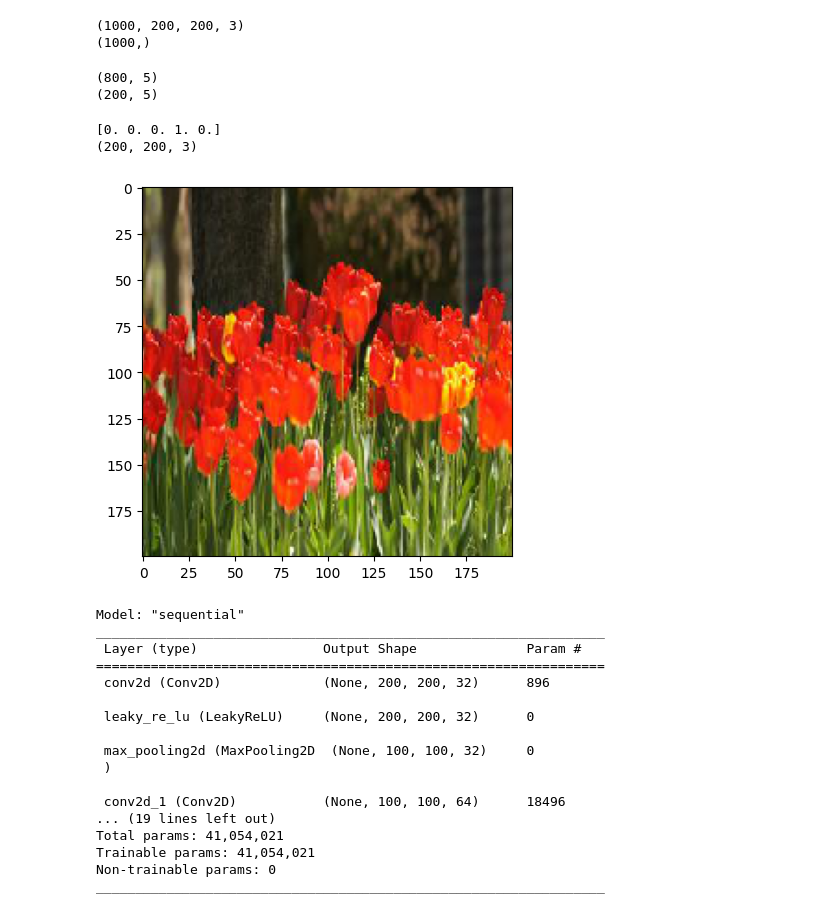
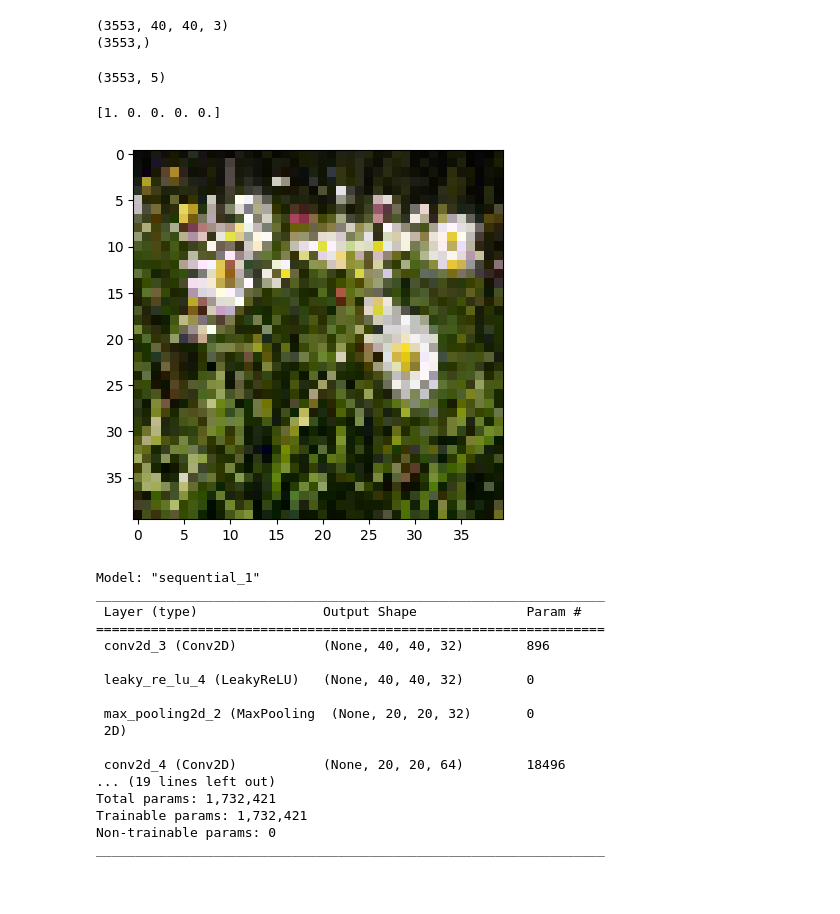
Before and after one commit to Quang-Trong-Tan-Loc/AI, a Jupyter notebook: BT11_clessify_flowers_with_CNN.ipynb, the cells around one changed output. Saved outputs shown, nothing was run; the diff lists cells and outputs as text; code cells hidden in the pictures; blank space fills up the shorter version.

```diff
--- a/BT11_clessify_flowers_with_CNN.ipynb
+++ b/BT11_clessify_flowers_with_CNN.ipynb
@@ -14,13 +14,13 @@ import matplotlib.pyplot as plt
 from keras.utils import load_img, img_to_array
 from keras.utils import to_categorical
 # %%
-folder = '/content/drive/MyDrive/Data_CNN/flowers'
-food = ['daisy', 'iris', 'rose', 'tulip', 'water_lily']
+folder = '/content/drive/MyDrive/Data_CNN/Train/flower'
+flower = ['daisy', 'iris', 'rose', 'tulip', 'water_lily']
 photos, lables = list(), list()
 for i in range (5):
-  filename = folder +'/'+ food[i] + '/'
+  filename = folder +'/'+ flower[i] + '/'
   for file in listdir (filename):
-    photo = load_img (filename + file, target_size=(200,200))
+    photo = load_img (filename + file, target_size=(40,40))
     photo = img_to_array(photo)
     photos.append(photo)
     lables.append(i)
@@ -30,5 +30,5 @@ lables = asarray(lables)
 print(photos.shape)
 print(lables.shape)
 # %% [output]
-(1000, 200, 200, 3)
-(1000,)
+(3553, 40, 40, 3)
+(3553,)
@@ -38,9 +35,6 @@ X_train, X_test, y_train, y_test = train_test_split(np.array(photos), np.array(l
 # %%
 from keras.utils import to_categorical
-y_train = to_categorical(y_train)
-y_test = to_categorical(y_test)
-print(y_train.shape)
-print(y_test.shape)
+y = to_categorical(lables)
+print(y.shape)
 # %% [output]
-(800, 5)
-(200, 5)
+(3553, 5)
@@ -50,11 +41,11 @@ test_X = X_test.astype('float32')/255
+# %%
+X = photos.astype('float32')/255
 # %%
-plt.imshow(train_X[500])
-print(y_train[500])
-print(test_X[5].shape)
+plt.imshow(X[500])
+print(y[500])
 # %% [output]
-[0. 0. 0. 1. 0.]
-(200, 200, 3)
+[1. 0. 0. 0. 0.]
-[figure, old version]
+[figure, new version]
 # %%
 from keras.models import Sequential, Model
 from keras.layers import Dense, Flatten, Dropout, Conv2D, MaxPooling2D, Normalization, Input
@@ -66,7 +57,7 @@ epochs = 10
 classes = 5
 # %%
 model = Sequential()
-model.add(Conv2D(32, kernel_size =(3,3), activation= 'linear', input_shape= (200,200,3), padding = 'same'))
+model.add(Conv2D(32, kernel_size =(3,3), activation= 'linear', input_shape= (40,40,3), padding = 'same'))
 from keras.layers import LeakyReLU
 model.add(LeakyReLU(alpha = 0.1))
 model.add(MaxPooling2D((2,2), padding = 'same'))
@@ -85,21 +76,21 @@ model.compile(loss = categorical_crossentropy, optimizer = Adam(), metrics = ['a
 
 model.summary()
 # %% [output]
-Model: "sequential"
+Model: "sequential_1"
 _________________________________________________________________
  Layer (type)                Output Shape              Param #
 =================================================================
- conv2d (Conv2D)             (None, 200, 200, 32)      896
+ conv2d_3 (Conv2D)           (None, 40, 40, 32)        896
 
- leaky_re_lu (LeakyReLU)     (None, 200, 200, 32)      0
+ leaky_re_lu_4 (LeakyReLU)   (None, 40, 40, 32)        0
 
- max_pooling2d (MaxPooling2D  (None, 100, 100, 32)     0
- )
+ max_pooling2d_2 (MaxPooling  (None, 20, 20, 32)       0
+ 2D)
 
- conv2d_1 (Conv2D)           (None, 100, 100, 64)      18496
+ conv2d_4 (Conv2D)           (None, 20, 20, 64)        18496
 ... (19 lines left out)
-Total params: 41,054,021
-Trainable params: 41,054,021
+Total params: 1,732,421
+Trainable params: 1,732,421
 Non-trainable params: 0
 _________________________________________________________________
 # %%
```
Also changed, not shown: parts of 9 cells of this notebook.
